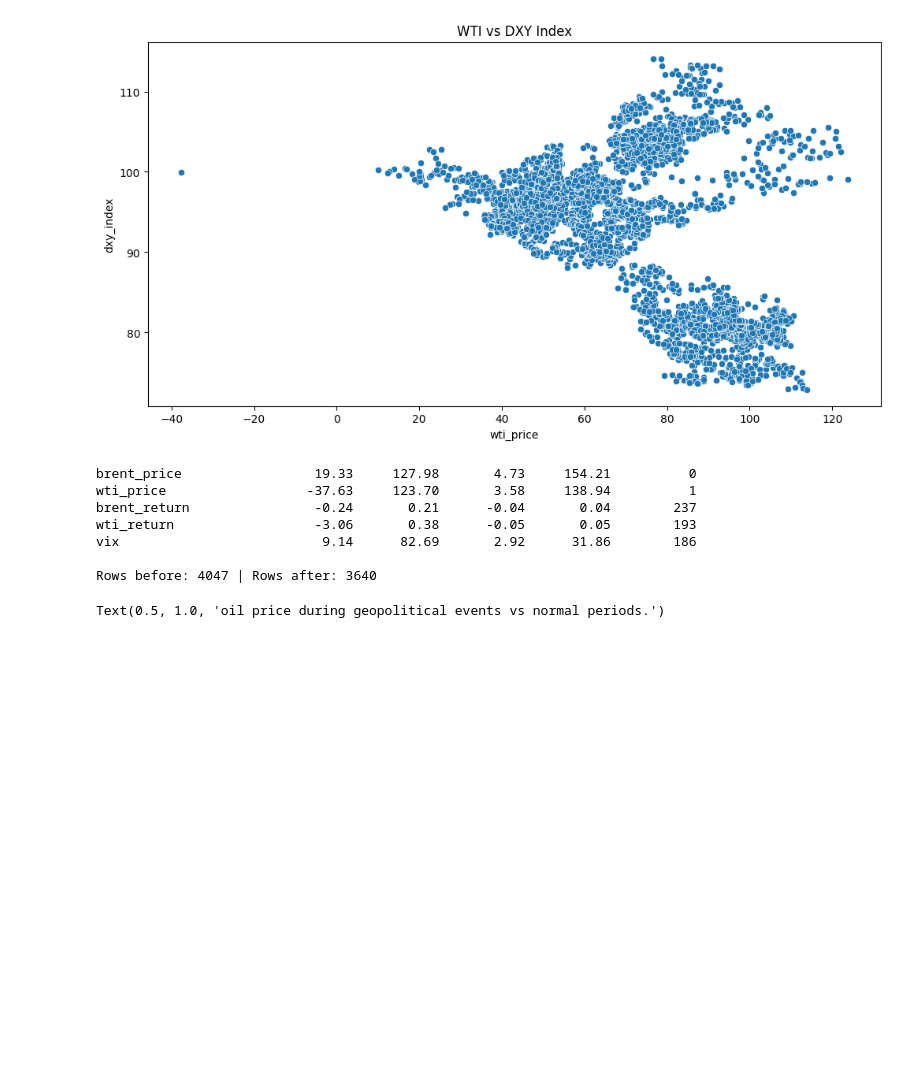
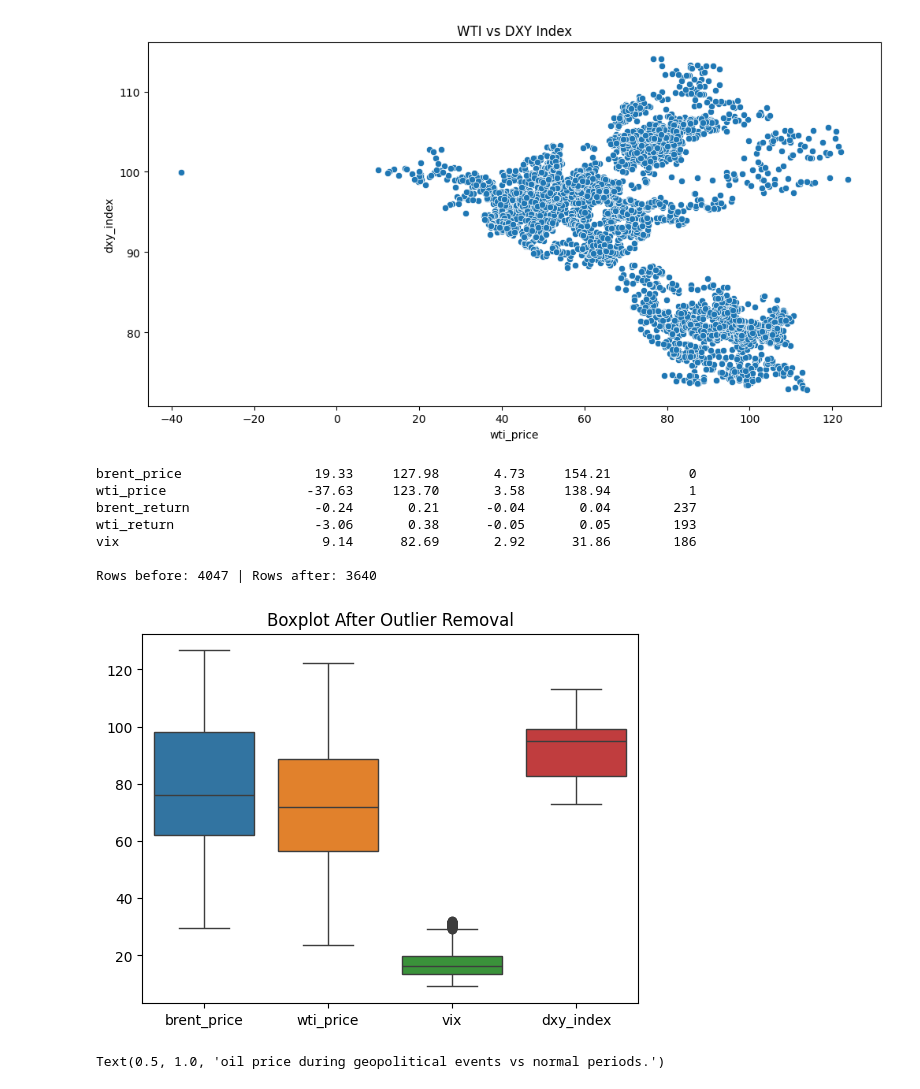
Before and after one commit to RAHEEL-HASSAN-WORK/Oil_Geopolitics_Analysis, a Jupyter notebook: Oil_Geopolitics.ipynb, the cells around one changed output. Cells and saved outputs as stored; diff of their text form; code cells hidden in the pictures; blank space fills up the shorter version.

Commit message:
Outliers removed

```diff
--- a/Oil_Geopolitics.ipynb
+++ b/Oil_Geopolitics.ipynb
@@ -242,6 +242,12 @@ wti_return                  -3.06       0.38      -0.05       0.05        193
 vix                          9.14      82.69       2.92      31.86        186
 
 Rows before: 4047 | Rows after: 3640
+# %%
+sns.boxplot(data=df[['brent_price','wti_price','vix','dxy_index']])
+plt.title("Boxplot After Outlier Removal")
+plt.show()
+# %% [output]
+[figure, added]
 # %%
 plt.figure(figsize=(12,6))
 sns.boxplot(x='event_flag', y='brent_price', data=df)
```
